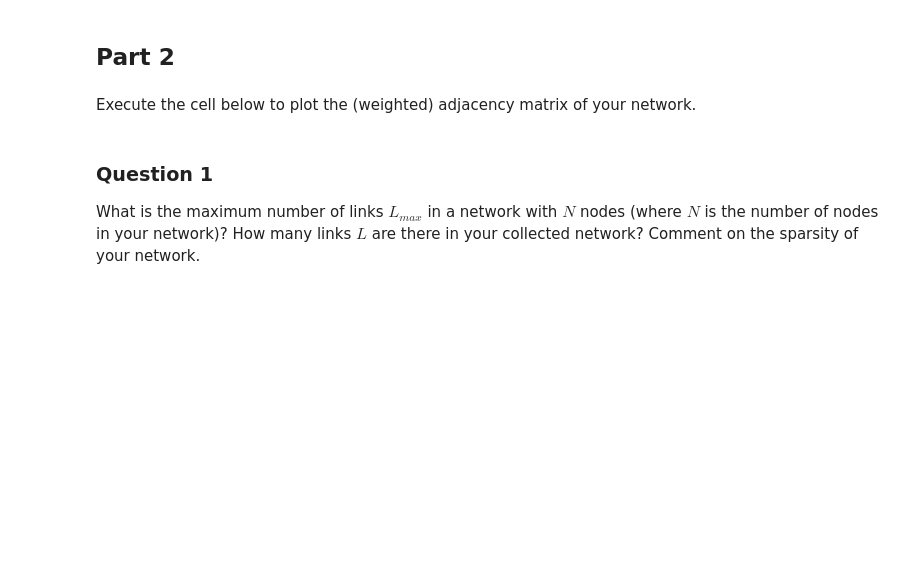
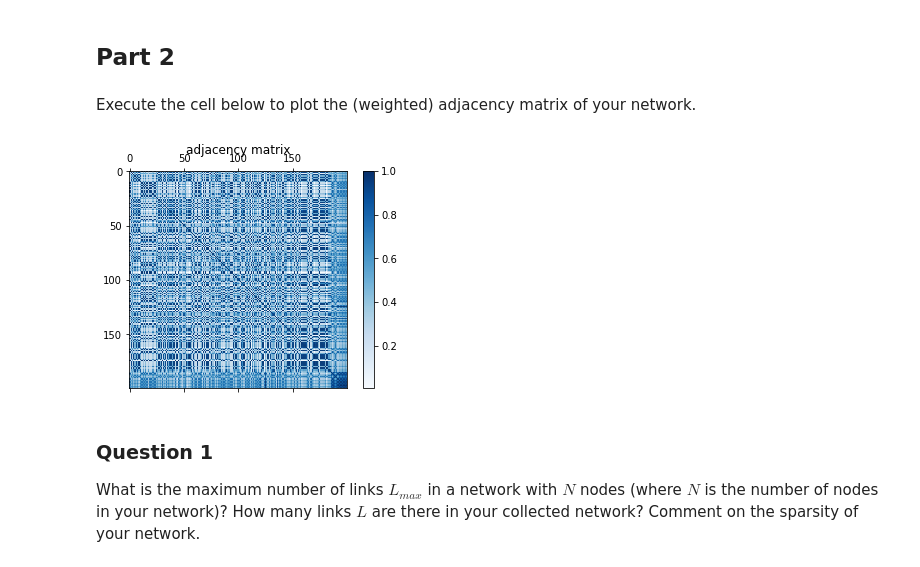
Before and after one commit to nikolaiorgland/conseil_national, a Jupyter notebook: visualization/1_network_properties.ipynb, the cells around one changed output. Saved outputs shown, nothing was run; the diff lists cells and outputs as text; code cells hidden in the pictures; blank space fills up the shorter version.

Commit message:
Adjacency matrix

```diff
--- a/visualization/1_network_properties.ipynb
+++ b/visualization/1_network_properties.ipynb
@@ -157,0 +131,6 @@ print(adjacency)
+# %%
+featuresfill=features.fillna(0.5)
+featuresfill=featuresfill.reset_index(drop='true')
+featuresfill.index.names = ['index']
+featuresfill.columns.names = ['vote']
+featuresfill.head()
@@ -158,10 +146,41 @@ print(adjacency)
+# %%
+
+
+# Your code here
+
+
+
+n_nodes=nodes.shape[0]
+distances = np.zeros((n_nodes, n_nodes))
+
+
+n_nodes=nodes.shape[0]
+
+
+for i, a in featuresfill.iterrows():
+    for j, b in featuresfill.iterrows():
+        dot_product=np.dot(a,b)#computation of distance
+        distances[i,j]=1-dot_product/(np.linalg.norm(a,2)*np.linalg.norm(b,2))
+
+
+kernel_width = distances.mean()
+weights = np.exp(-distances**2 / kernel_width**2)
+weights[:5,:5]
+
+
+adjacency=weights
 # %% [markdown]
 ## Part 2
 # %% [markdown]
 Execute the cell below to plot the (weighted) adjacency matrix of your network.
 # %%
-plt.spy(adjacency, markersize=1)
+plt.spy(adjacency, markersize=0.050000)
 plt.title('adjacency matrix')
+plt.imshow(weights, cmap=plt.cm.Blues);
+plt.colorbar();
+plt.show()
+# %% [output]
+[figure, added]
 # %% [markdown]
 ### Question 1
 
```
Also changed, not shown: parts of 9 cells of this notebook.
